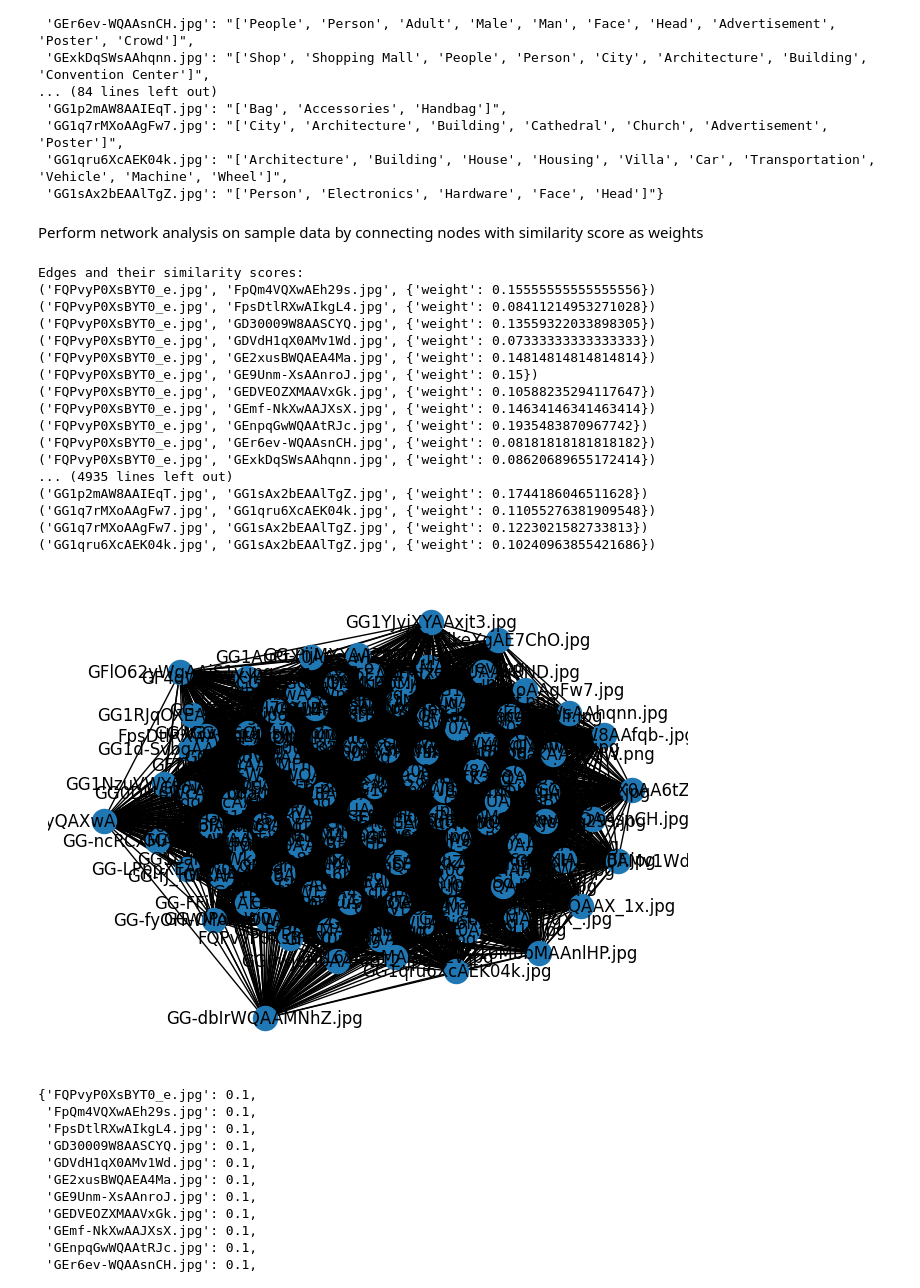
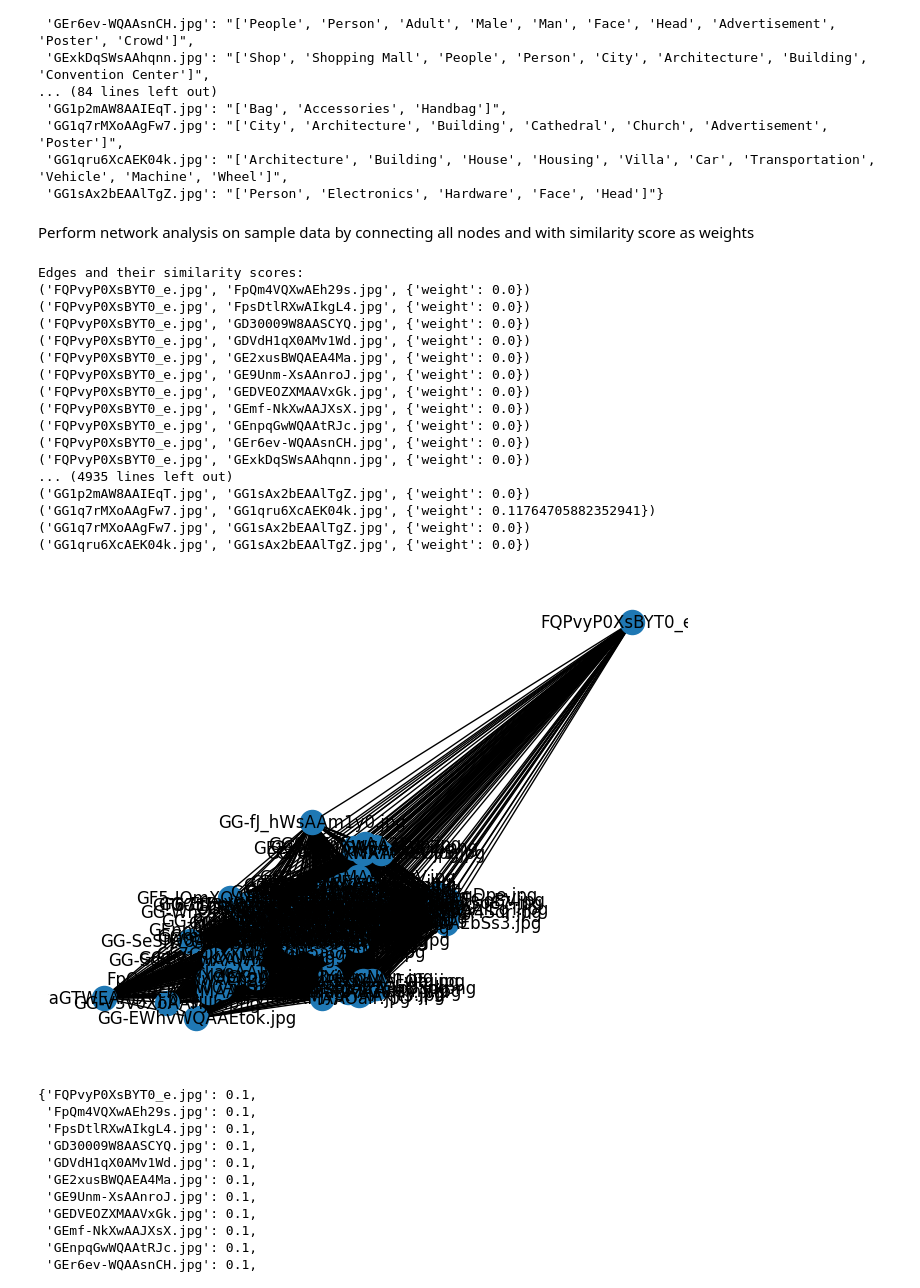
Before and after one commit to dorayeh/capstone-project, a Jupyter notebook: network_analysis_on_nodexl_data.ipynb, the cells around one changed output. Drawn from its saved outputs; the diff is of its cells as text; code cells hidden in the pictures.

```diff
--- a/network_analysis_on_nodexl_data.ipynb
+++ b/network_analysis_on_nodexl_data.ipynb
@@ -54,42 +54,45 @@ sample_image_labels_dict
  'GG1qru6XcAEK04k.jpg': "['Architecture', 'Building', 'House', 'Housing', 'Villa', 'Car', 'Transportation', 'Vehicle', 'Machine', 'Wheel']",
  'GG1sAx2bEAAlTgZ.jpg': "['Person', 'Electronics', 'Hardware', 'Face', 'Head']"}
 # %% [markdown]
-Perform network analysis on sample data by connecting nodes with similarity score as weights
+Perform network analysis on sample data by connecting all nodes and with similarity score as weights
 # %%
 G = nx.Graph()
 
 for image in sample_image_labels_dict.keys():
     G.add_node(image)
 
 # calculate similarity scores and add edges
+for image in sample_image_labels_dict:
+  sample_image_labels_dict[image] = eval(sample_image_labels_dict[image])
+
 for image1, image2 in combinations(sample_image_labels_dict.keys(), 2):
     common_interests = len(set(sample_image_labels_dict[image1]) & set(sample_image_labels_dict[image2]))
     similarity_score = common_interests / len(sample_image_labels_dict[image1] + sample_image_labels_dict[image2])
     G.add_edge(image1, image2, weight=similarity_score)
 
 # edges and weights
 print("Edges and their similarity scores:")
 for edge in G.edges(data=True):
     print(edge)
 
 nx.draw(G, with_labels=True)
 # %% [output]
 Edges and their similarity scores:
-('FQPvyP0XsBYT0_e.jpg', 'FpQm4VQXwAEh29s.jpg', {'weight': 0.15555555555555556})
-('FQPvyP0XsBYT0_e.jpg', 'FpsDtlRXwAIkgL4.jpg', {'weight': 0.08411214953271028})
-('FQPvyP0XsBYT0_e.jpg', 'GD30009W8AASCYQ.jpg', {'weight': 0.13559322033898305})
-('FQPvyP0XsBYT0_e.jpg', 'GDVdH1qX0AMv1Wd.jpg', {'weight': 0.07333333333333333})
-('FQPvyP0XsBYT0_e.jpg', 'GE2xusBWQAEA4Ma.jpg', {'weight': 0.14814814814814814})
-('FQPvyP0XsBYT0_e.jpg', 'GE9Unm-XsAAnroJ.jpg', {'weight': 0.15})
-('FQPvyP0XsBYT0_e.jpg', 'GEDVEOZXMAAVxGk.jpg', {'weight': 0.10588235294117647})
-('FQPvyP0XsBYT0_e.jpg', 'GEmf-NkXwAAJXsX.jpg', {'weight': 0.14634146341463414})
-('FQPvyP0XsBYT0_e.jpg', 'GEnpqGwWQAAtRJc.jpg', {'weight': 0.1935483870967742})
-('FQPvyP0XsBYT0_e.jpg', 'GEr6ev-WQAAsnCH.jpg', {'weight': 0.08181818181818182})
-('FQPvyP0XsBYT0_e.jpg', 'GExkDqSWsAAhqnn.jpg', {'weight': 0.08620689655172414})
+('FQPvyP0XsBYT0_e.jpg', 'FpQm4VQXwAEh29s.jpg', {'weight': 0.0})
+('FQPvyP0XsBYT0_e.jpg', 'FpsDtlRXwAIkgL4.jpg', {'weight': 0.0})
+('FQPvyP0XsBYT0_e.jpg', 'GD30009W8AASCYQ.jpg', {'weight': 0.0})
+('FQPvyP0XsBYT0_e.jpg', 'GDVdH1qX0AMv1Wd.jpg', {'weight': 0.0})
+('FQPvyP0XsBYT0_e.jpg', 'GE2xusBWQAEA4Ma.jpg', {'weight': 0.0})
+('FQPvyP0XsBYT0_e.jpg', 'GE9Unm-XsAAnroJ.jpg', {'weight': 0.0})
+('FQPvyP0XsBYT0_e.jpg', 'GEDVEOZXMAAVxGk.jpg', {'weight': 0.0})
+('FQPvyP0XsBYT0_e.jpg', 'GEmf-NkXwAAJXsX.jpg', {'weight': 0.0})
+('FQPvyP0XsBYT0_e.jpg', 'GEnpqGwWQAAtRJc.jpg', {'weight': 0.0})
+('FQPvyP0XsBYT0_e.jpg', 'GEr6ev-WQAAsnCH.jpg', {'weight': 0.0})
+('FQPvyP0XsBYT0_e.jpg', 'GExkDqSWsAAhqnn.jpg', {'weight': 0.0})
 ... (4935 lines left out)
-('GG1p2mAW8AAIEqT.jpg', 'GG1sAx2bEAAlTgZ.jpg', {'weight': 0.1744186046511628})
-('GG1q7rMXoAAgFw7.jpg', 'GG1qru6XcAEK04k.jpg', {'weight': 0.11055276381909548})
-('GG1q7rMXoAAgFw7.jpg', 'GG1sAx2bEAAlTgZ.jpg', {'weight': 0.1223021582733813})
-('GG1qru6XcAEK04k.jpg', 'GG1sAx2bEAAlTgZ.jpg', {'weight': 0.10240963855421686})
+('GG1p2mAW8AAIEqT.jpg', 'GG1sAx2bEAAlTgZ.jpg', {'weight': 0.0})
+('GG1q7rMXoAAgFw7.jpg', 'GG1qru6XcAEK04k.jpg', {'weight': 0.11764705882352941})
+('GG1q7rMXoAAgFw7.jpg', 'GG1sAx2bEAAlTgZ.jpg', {'weight': 0.0})
+('GG1qru6XcAEK04k.jpg', 'GG1sAx2bEAAlTgZ.jpg', {'weight': 0.0})
-[figure, old version]
+[figure, new version]
 # %%
```
Also changed, not shown: parts of 27 cells of this notebook.
